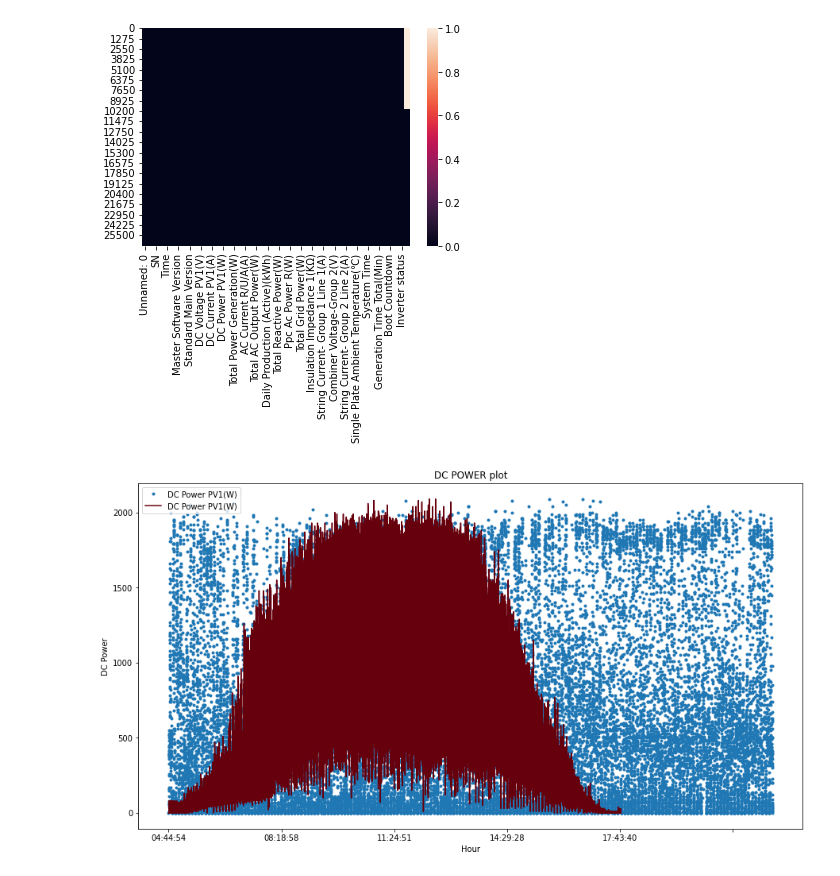
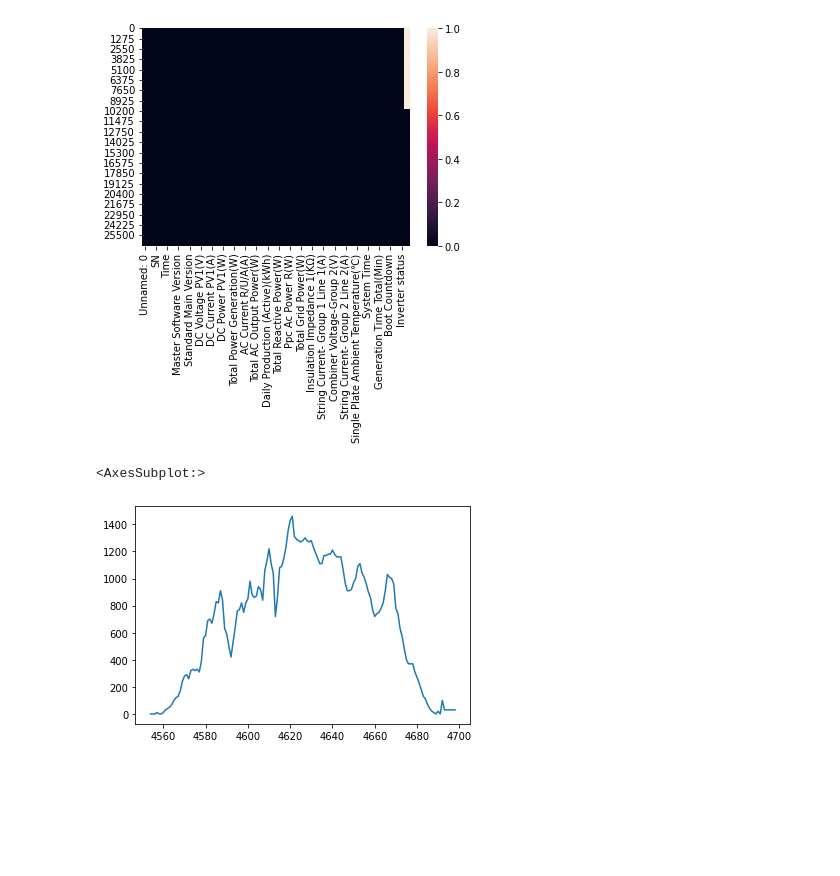
Before and after one commit to oakthyago/Electrical-Demand-Brazil, a Jupyter notebook: photovoltaic-analysis-from-full-of-shadows-system.ipynb, the cells around one changed output. Cells and saved outputs as stored; diff of their text form; code cells hidden in the pictures; blank space fills up the shorter version.

```diff
--- a/photovoltaic-analysis-from-full-of-shadows-system.ipynb
+++ b/photovoltaic-analysis-from-full-of-shadows-system.ipynb
@@ -55,14 +55,5 @@ sns.heatmap(df.isnull())
 # %%
 df['Date'] = df['Time'].apply(lambda x: x.split(' ')[0])
 df['Hour'] = df['Time'].apply(lambda x: x.split(' ')[1])
-# %%
-#plant1_data.iplot(x= 'time', y='DC_POWER', xTitle='Time',  yTitle= 'DC Power', title='DC POWER plot')
-df.plot(x= 'Hour', y='DC Power PV1(W)', style='.', figsize = (15, 8))
-df.groupby('Hour')['DC Power PV1(W)'].agg('mean').plot(legend=True, colormap='Reds_r')
-plt.ylabel('DC Power')
-plt.title('DC POWER plot')
-plt.show()
-# %% [output]
-[figure, removed]
 # %%
 calendar_dc = df.pivot_table(values='DC Power PV1(W)', index='Time', columns='Date')
@@ -68,0 +64,5 @@ calendar_dc = df.pivot_table(values='DC Power PV1(W)', index='Time', columns='Da
+# %%
+df[df["Date"] == "2022/06/07"]["Total AC Output Power(W)"].plot()
+# %% [output]
+<AxesSubplot:>
+[figure, added]
```
Also changed, not shown: parts of 4 cells of this notebook.
